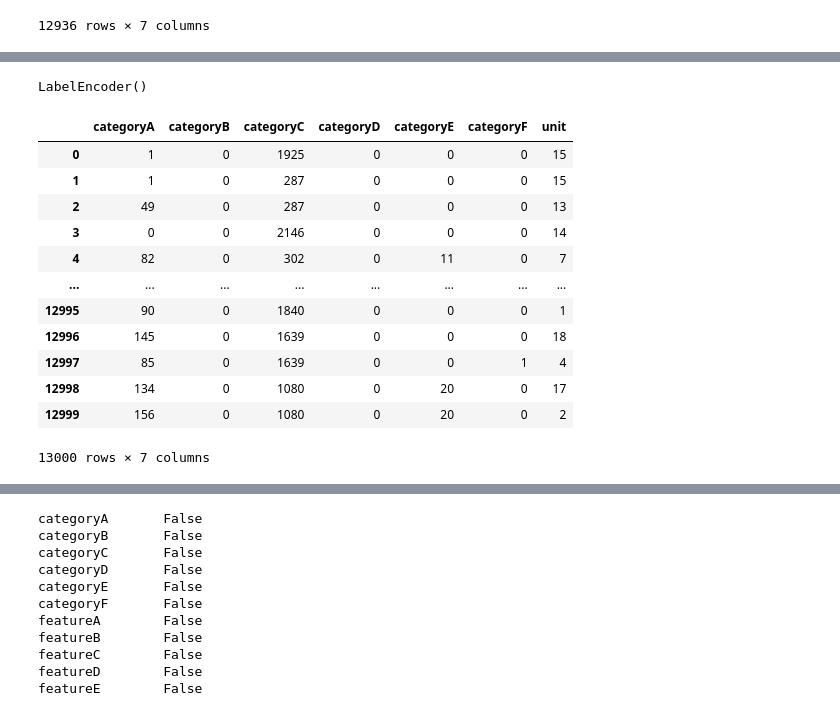
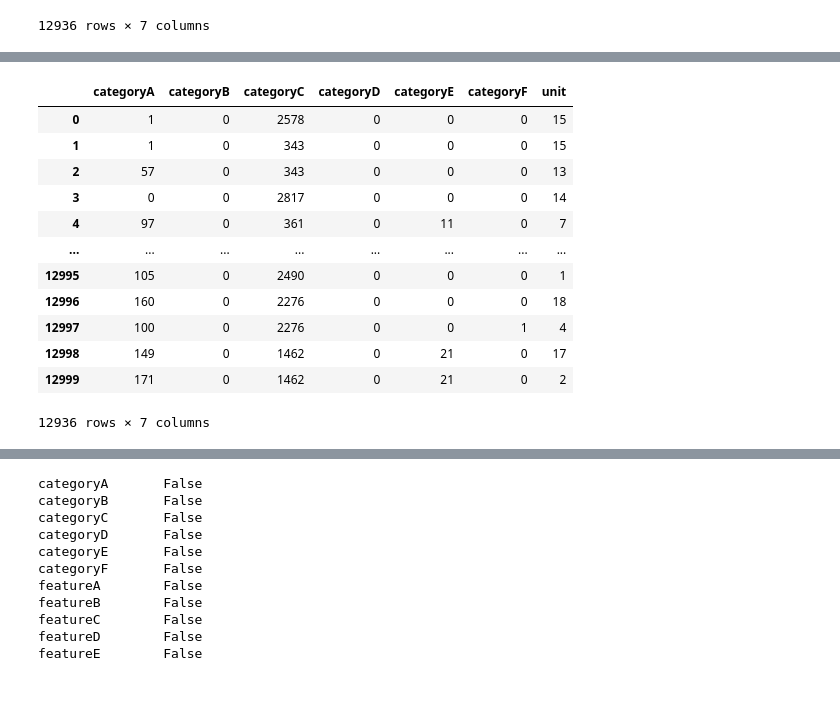
Before and after one commit to Tatiana-Polonskaya/ML_for_sciensdata_analysis, a Jupyter notebook: task_1.ipynb, the cells around one changed output, grey strips where cells are left out. Saved outputs shown, nothing was run; the diff lists cells and outputs as text; code cells hidden in the pictures.

```diff
--- a/task_1.ipynb
+++ b/task_1.ipynb
@@ -91,3 +91,4 @@ result           0
 dtype: int64
 # %%
 data = data.dropna()
+test = test.dropna()
@@ -261,39 +264,29 @@ train_scaled[features_num]
-# %%
-set_categoryC = set()
-# %%
-labelencoder = LabelEncoder()
-labelencoder.fit(list(set_categoryC))
-# %% [output]
-LabelEncoder()
-# %%
-set_categoryC.update(train_scaled['categoryC'].unique())
-set_categoryC.update(test_scaled['categoryC'].unique())
 # %%
 for column in features_cat:
 
   labelencoder = LabelEncoder()
-  if column == "categoryC":
+  if column in ["categoryA","categoryC","categoryE"]:
     set_categoryC = set()
     set_categoryC.update(train_scaled[column].unique())
     set_categoryC.update(test_scaled[column].unique())
     labelencoder.fit(list(set_categoryC))
     train_scaled[column] = labelencoder.transform(train_scaled[column])
   else:
     train_scaled[column] = labelencoder.fit_transform(train_scaled[column])
   test_scaled[column] = labelencoder.transform(test_scaled[column])
 
 train_scaled[features_cat]
 # %% [output]
 |  | categoryA | categoryB | categoryC | categoryD | categoryE | categoryF | unit |
-| 0 | 1 | 0 | 1925 | 0 | 0 | 0 | 15 |
-| 1 | 1 | 0 | 287 | 0 | 0 | 0 | 15 |
-| 2 | 49 | 0 | 287 | 0 | 0 | 0 | 13 |
-| 3 | 0 | 0 | 2146 | 0 | 0 | 0 | 14 |
-| 4 | 82 | 0 | 302 | 0 | 11 | 0 | 7 |
+| 0 | 1 | 0 | 2578 | 0 | 0 | 0 | 15 |
+| 1 | 1 | 0 | 343 | 0 | 0 | 0 | 15 |
+| 2 | 57 | 0 | 343 | 0 | 0 | 0 | 13 |
+| 3 | 0 | 0 | 2817 | 0 | 0 | 0 | 14 |
+| 4 | 97 | 0 | 361 | 0 | 11 | 0 | 7 |
 | ... | ... | ... | ... | ... | ... | ... | ... |
-| 12995 | 90 | 0 | 1840 | 0 | 0 | 0 | 1 |
-| 12996 | 145 | 0 | 1639 | 0 | 0 | 0 | 18 |
-| 12997 | 85 | 0 | 1639 | 0 | 0 | 1 | 4 |
-| 12998 | 134 | 0 | 1080 | 0 | 20 | 0 | 17 |
-| 12999 | 156 | 0 | 1080 | 0 | 20 | 0 | 2 |
+| 12995 | 105 | 0 | 2490 | 0 | 0 | 0 | 1 |
+| 12996 | 160 | 0 | 2276 | 0 | 0 | 0 | 18 |
+| 12997 | 100 | 0 | 2276 | 0 | 0 | 1 | 4 |
+| 12998 | 149 | 0 | 1462 | 0 | 21 | 0 | 17 |
+| 12999 | 171 | 0 | 1462 | 0 | 21 | 0 | 2 |
-13000 rows × 7 columns
+12936 rows × 7 columns
```
Also changed, not shown: parts of 34 cells of this notebook.
